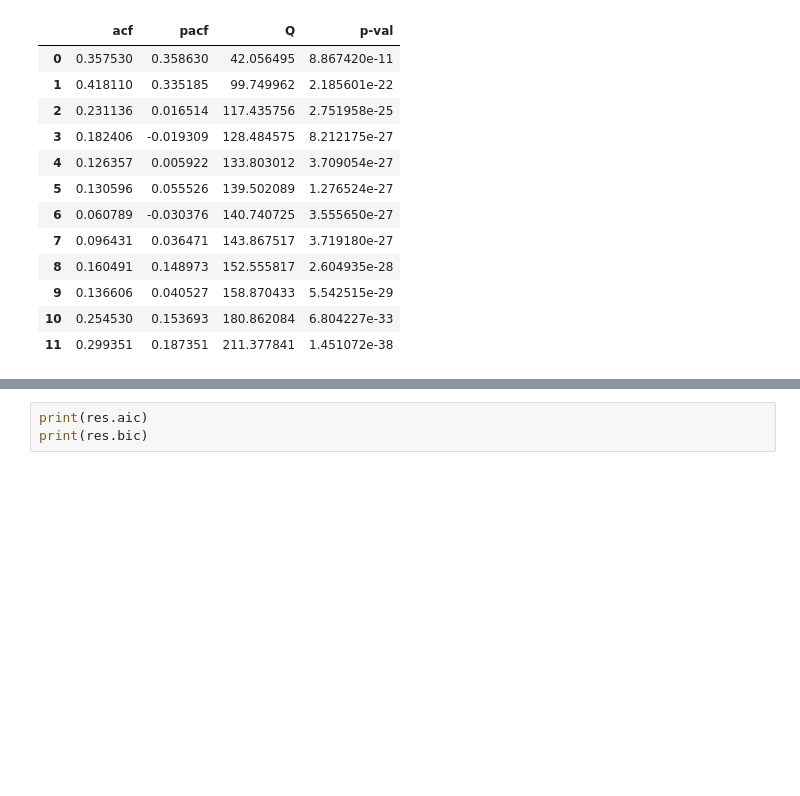
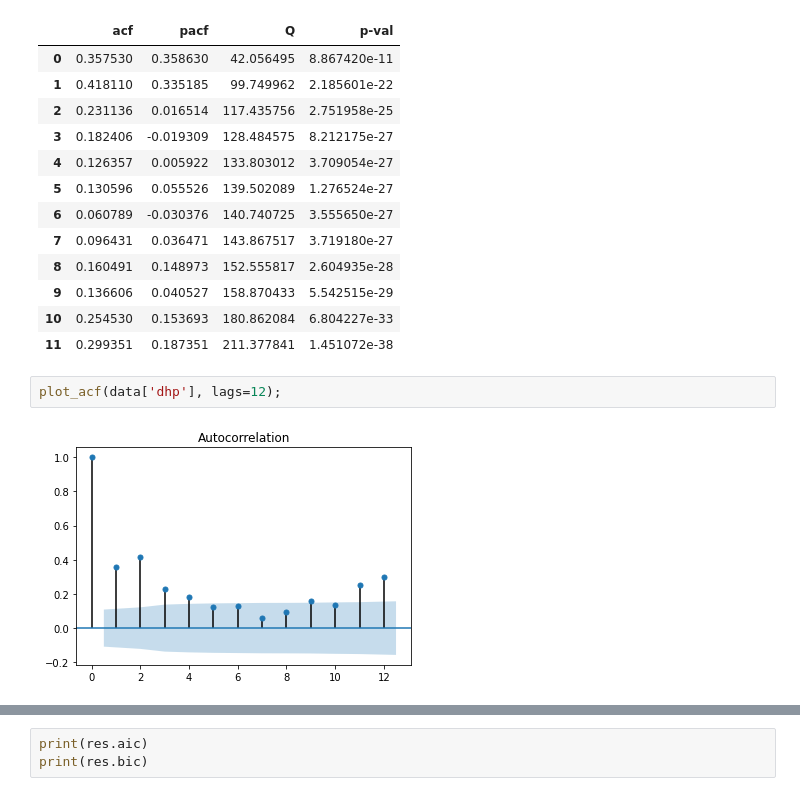
Before and after one commit to faisalnawazmir/Econometrics-ML_for_Finance, a Jupyter notebook: ARIMA_model.ipynb, the cells around one changed output, grey strips where cells are left out. Cells and saved outputs as stored; diff of their text form; blank space fills up the shorter version.

```diff
--- a/ARIMA_model.ipynb
+++ b/ARIMA_model.ipynb
@@ -62,6 +74,10 @@ correlogram
 | 9 | 0.136606 | 0.040527 | 158.870433 | 5.542515e-29 |
 | 10 | 0.254530 | 0.153693 | 180.862084 | 6.804227e-33 |
 | 11 | 0.299351 | 0.187351 | 211.377841 | 1.451072e-38 |
+# %%
+plot_acf(data['dhp'], lags=12);
+# %% [output]
+[figure, added]
 # %%
 res = smt.ARIMA(data['dhp'], order=(1,0,1)).fit()
 print(res.summary())
```
Also changed, not shown: parts of 16 cells of this notebook.
